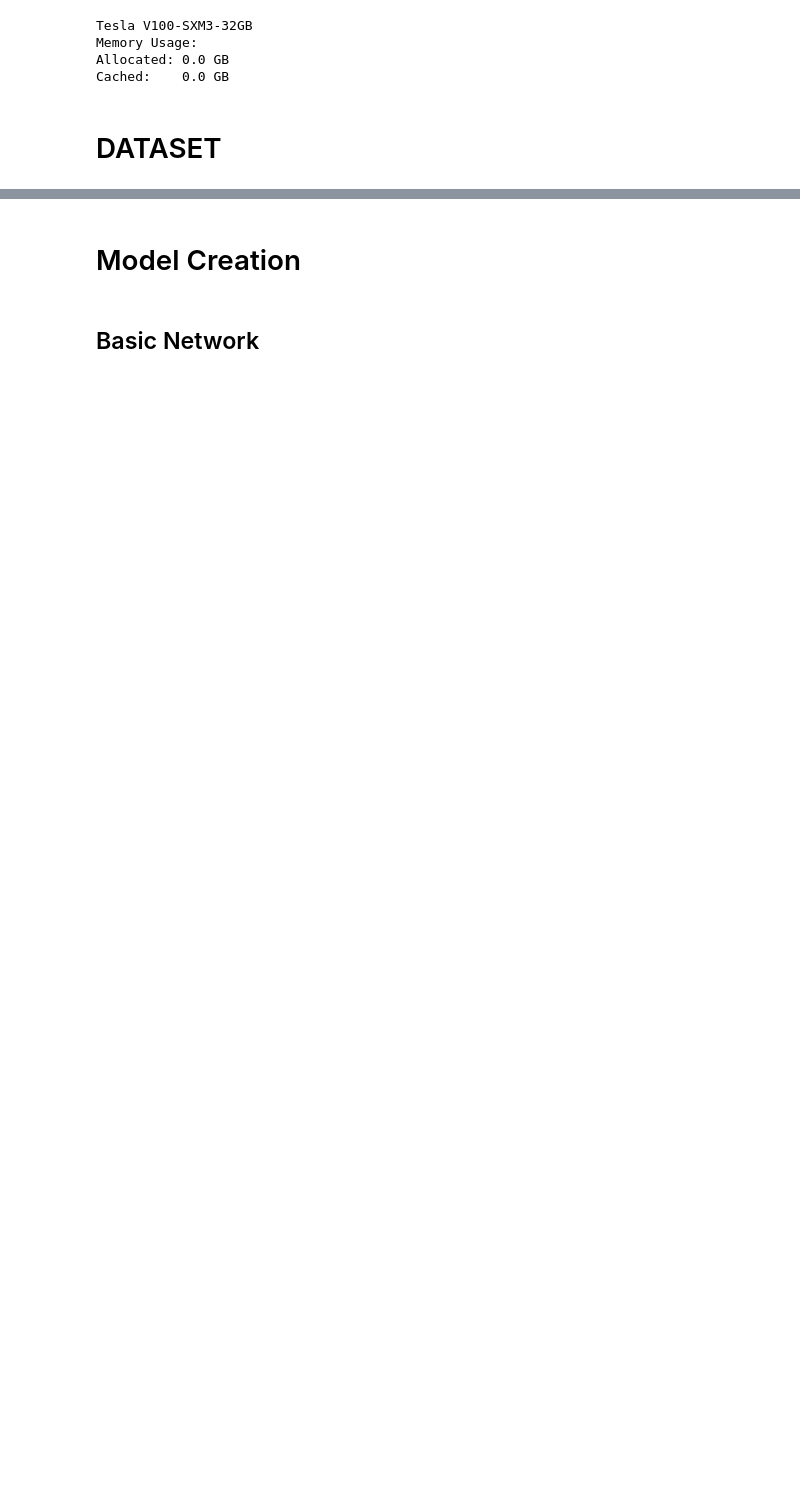
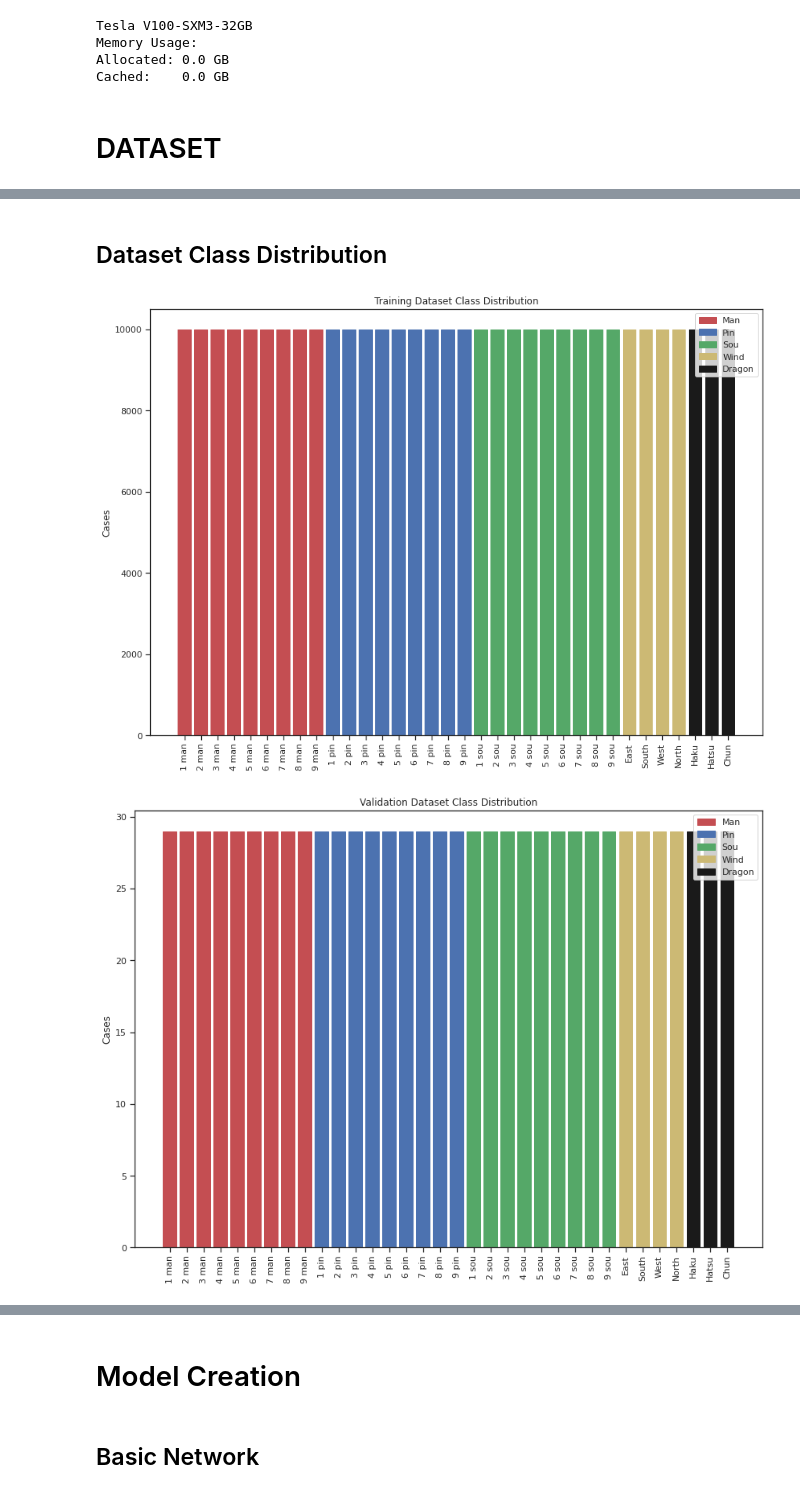
Before and after one commit to TrongTheAlpaca/mahjong_project, a Jupyter notebook: model.ipynb, the cells around one changed output, grey strips where cells are left out. Saved outputs shown, nothing was run; the diff lists cells and outputs as text; code cells hidden in the pictures; blank space fills up the shorter version.

```diff
--- a/model.ipynb
+++ b/model.ipynb
@@ -372,9 +403,0 @@ plt.show()
-# %%
-# VALIDATION SET DISTRIBUTION
-keys, counts = np.unique(validation_dataset.y_data, return_counts=True)
-fig = plt.figure(figsize=(17, 15))
-ax = plt.gca()
-plt.barh(keys, counts)
-
-plt.yticks(range(34), ticks_tiles_oneline)
-plt.show()
@@ -383,9 +403,0 @@ plt.show()
-# %%
-# VALIDATION SET DISTRIBUTION
-keys, counts = np.unique(test_dataset.y_data, return_counts=True)
-fig = plt.figure(figsize=(17, 15))
-ax = plt.gca()
-plt.barh(keys, counts)
-
-plt.yticks(range(34), ticks_tiles_oneline)
-plt.show()
@@ -393,0 +472,51 @@ plt.show()
+# %% [markdown]
+## Dataset Class Distribution
+# %%
+def generate_dataset_class_distribution(Y, title: str, horizontal=False):
+
+    keys, counts = np.unique(Y, return_counts=True)
+    fig = plt.figure(figsize=(14, 10))
+
+    bar_list = None
+    if not horizontal:
+        bar_list = plt.bar(keys, counts)
+        plt.xticks(range(34), ticks_tiles_oneline, rotation=90)
+        plt.ylabel("Cases")
+    else:
+        bar_list = plt.barh(keys, counts)
+        plt.yticks(range(34), ticks_tiles_oneline, rotation=0)
+        plt.xlabel("Cases")
+
+    for i in range(0, 9):
+        bar_list[i].set_color('r')
+
+    for i in range(9, 18):
+        bar_list[i].set_color('b')
+
+    for i in range(18, 27):
+        bar_list[i].set_color('g')
+
+    for i in range(27, 31):
+        bar_list[i].set_color('y')
+
+    for i in range(31, 34):
+        bar_list[i].set_color('k')
+
+    ax = plt.gca()
+    legend_man = mpatches.Patch(color='r', label='Man')
+    legend_pin = mpatches.Patch(color='b', label='Pin')
+    legend_sou = mpatches.Patch(color='g', label='Sou')
+    legend_wind = mpatches.Patch(color='y', label='Wind')
+    legend_dragons = mpatches.Patch(color='k', label='Dragon')
+
+    plt.title(title)
+    plt.legend(handles=[legend_man, legend_pin, legend_sou, legend_wind, legend_dragons])
+
+    plt.show()
+
+generate_dataset_class_distribution(train_dataset.y_data, "Training Dataset Class Distribution", horizontal=False)
+generate_dataset_class_distribution(validation_dataset.y_data, "Validation Dataset Class Distribution", horizontal=False)
+generate_dataset_class_distribution(test_dataset.y_data, "Testing Dataset Class Distribution", horizontal=False)
+# %% [output]
+[figure, added]
+[figure, added]
```
Also changed, not shown: parts of 68 cells of this notebook, 2 other files.
